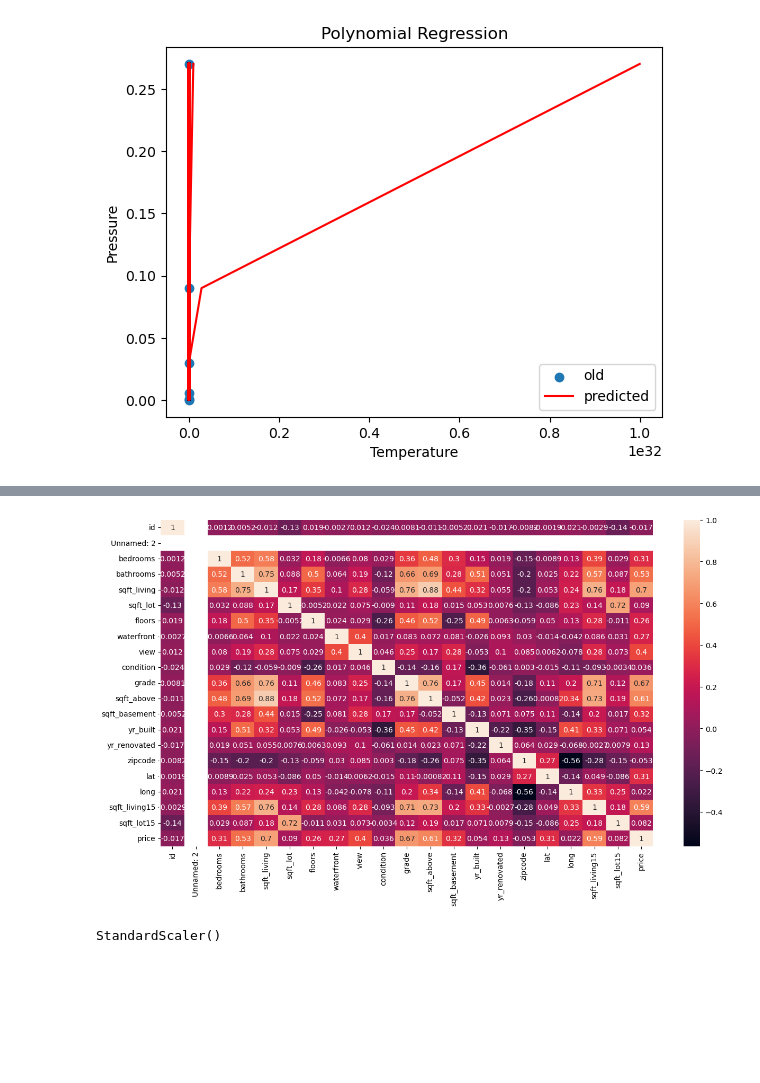
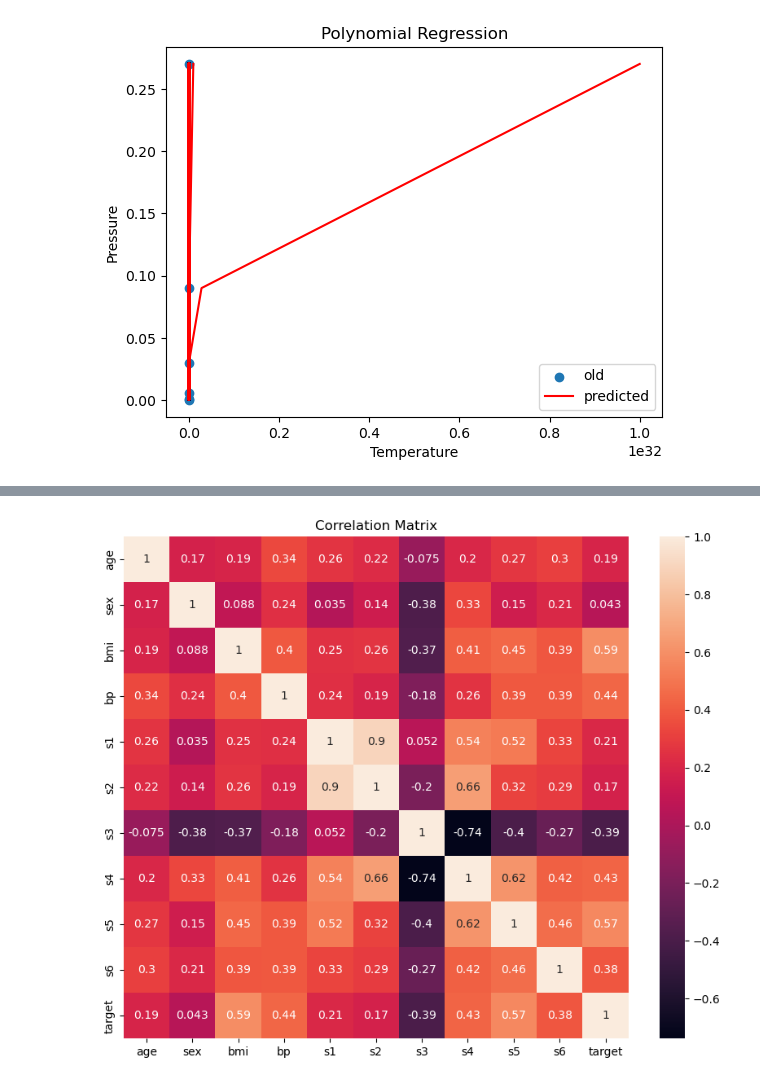
Before and after one commit to deepaknandeshwar17/Machine_Learning_practice, a Jupyter notebook: ml2.ipynb, the cells around one changed output, grey strips where cells are left out. Cells and saved outputs as stored; diff of their text form; code cells hidden in the pictures; blank space fills up the shorter version.

```diff
--- a/ml2.ipynb
+++ b/ml2.ipynb
@@ -397,0 +393,9 @@ housingdata.head()
+# %%
+diabetes = load_diabetes()
+# x = diabetes.data
+# y = diabetes.target
+# %%
+# converting the given data to the dataFrame for the easier analysis
+
+diabetes_df = pd.DataFrame(diabetes.data, columns=diabetes.feature_names)
+diabetes_df['target'] = diabetes.target
@@ -398,6 +461,9 @@ housingdata.head()
 # %%
-plt.figure(figsize=(15,8))
-sns.heatmap(data=housingdata.corr(), annot=True)
+corr_matrix = diabetes_df.corr()
+
+plt.figure(figsize=(10,8))
+sns.heatmap(corr_matrix, annot=True)
+plt.title("Correlation Matrix")
 plt.show()
 # %% [output]
-[figure, old version]
+[figure, new version]
@@ -411,4 +469,0 @@ sc = StandardScaler()
-# %%
-sc.fit(x)
-# %% [output]
-StandardScaler()
```
Also changed, not shown: parts of 23 cells of this notebook.
